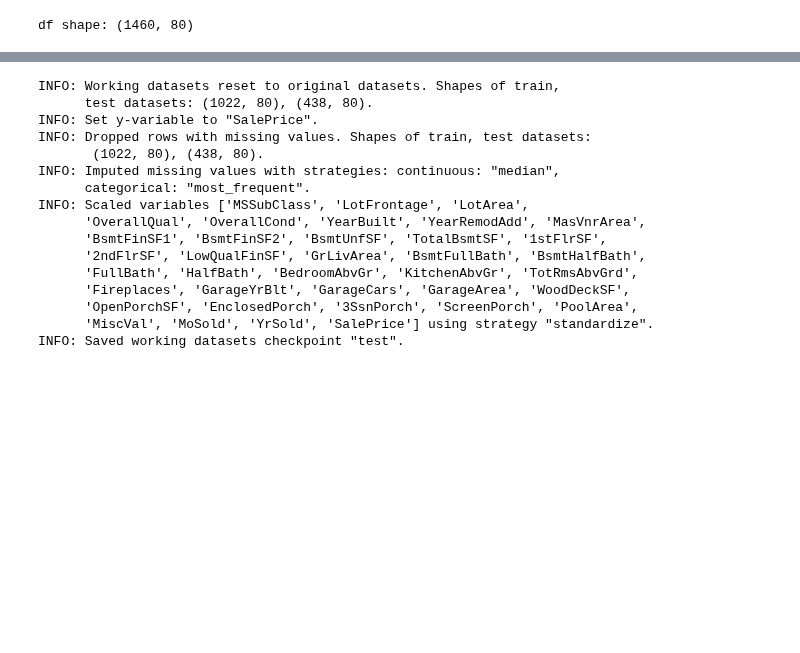
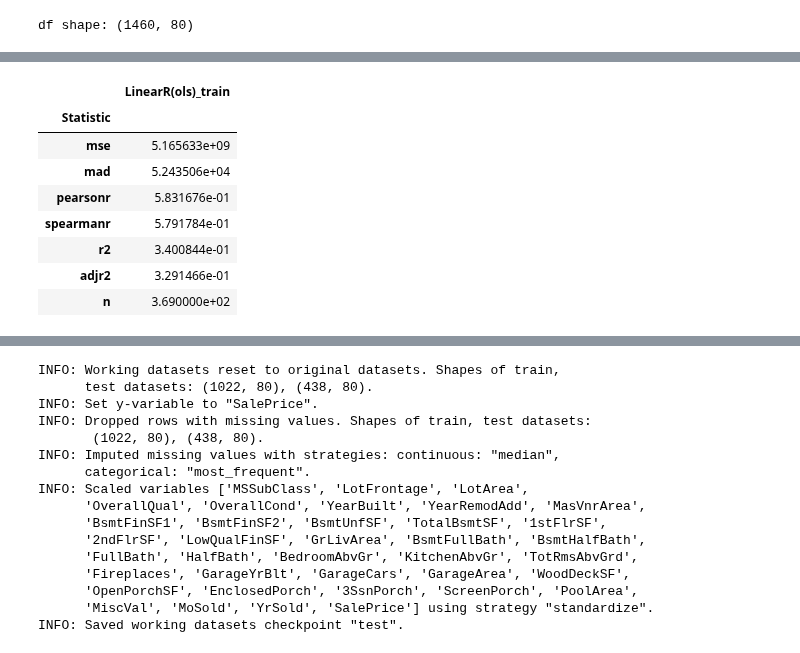
Before and after one commit to ajy25/TabularMagic, a Jupyter notebook: demo/test.ipynb, the cells around one changed output, grey strips where cells are left out. Saved outputs shown, nothing was run; the diff lists cells and outputs as text; code cells hidden in the pictures; blank space fills up the shorter version.

```diff
--- a/demo/test.ipynb
+++ b/demo/test.ipynb
@@ -69,0 +97,12 @@ YrSold, SalePrice
+# %%
+report['LinearR(ols)'].train().fit_statistics()
+# %% [output]
+|  | LinearR(ols)_train |
+| Statistic |  |
+| mse | 5.165633e+09 |
+| mad | 5.243506e+04 |
+| pearsonr | 5.831676e-01 |
+| spearmanr | 5.791784e-01 |
+| r2 | 3.400844e-01 |
+| adjr2 | 3.291466e-01 |
+| n | 3.690000e+02 |
```
Also changed, not shown: parts of 6 cells of this notebook, 12 other files.
